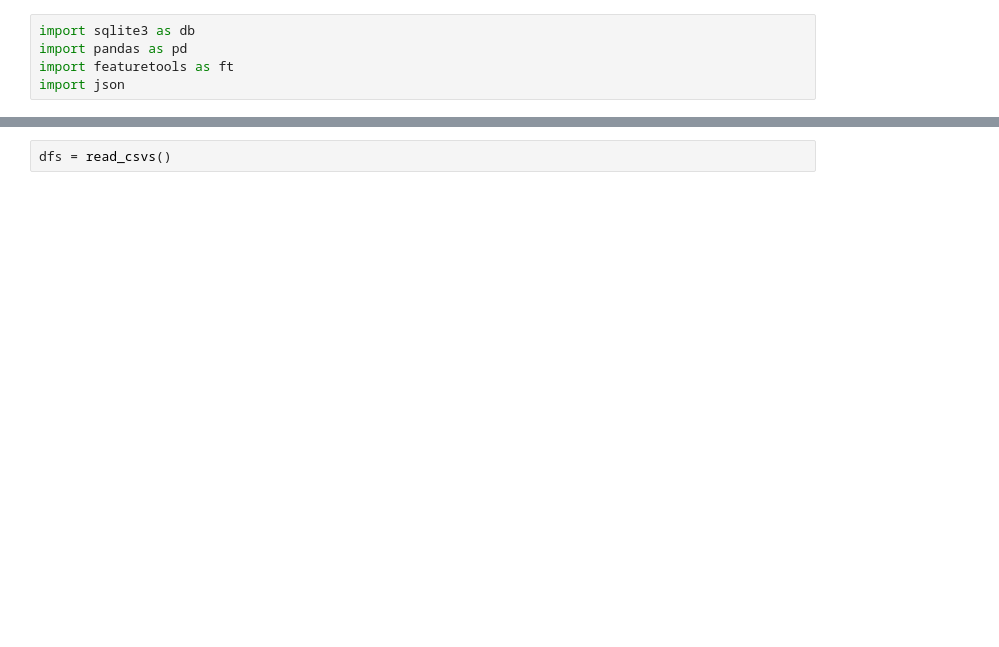
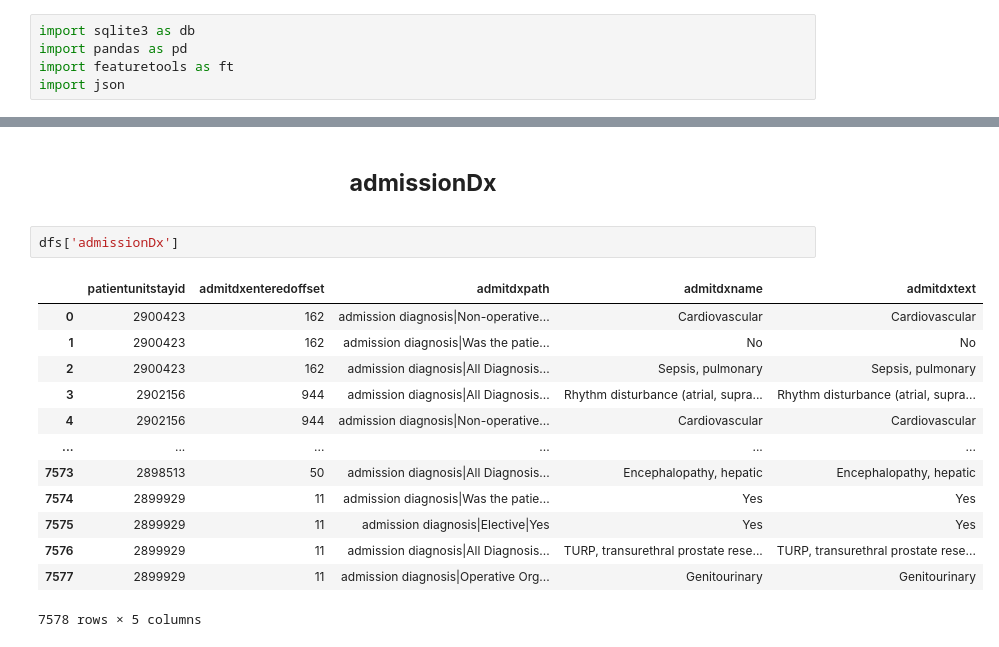
Before and after one commit to ThePylots/Reto1_Prediccion_Estancia_UCI, a Jupyter notebook: src/data_cleaning.ipynb, the cells around one changed output, grey strips where cells are left out. Drawn from its saved outputs; the diff is of its cells as text; blank space fills up the shorter version.

```diff
--- a/src/data_cleaning.ipynb
+++ b/src/data_cleaning.ipynb
@@ -40,2 +46,18 @@ def read_csvs():
+# %% [markdown]
+<center><h2><b>admissionDx</b></h2></center>
 # %%
-dfs = read_csvs()
+dfs['admissionDx']
+# %% [output]
+|  | patientunitstayid | admitdxenteredoffset | admitdxpath | admitdxname | admitdxtext |
+| 0 | 2900423 | 162 | admission diagnosis|Non-operative... | Cardiovascular | Cardiovascular |
+| 1 | 2900423 | 162 | admission diagnosis|Was the patie... | No | No |
+| 2 | 2900423 | 162 | admission diagnosis|All Diagnosis... | Sepsis, pulmonary | Sepsis, pulmonary |
+| 3 | 2902156 | 944 | admission diagnosis|All Diagnosis... | Rhythm disturbance (atrial, supra... | Rhythm disturbance (atrial, supra... |
+| 4 | 2902156 | 944 | admission diagnosis|Non-operative... | Cardiovascular | Cardiovascular |
+| ... | ... | ... | ... | ... | ... |
+| 7573 | 2898513 | 50 | admission diagnosis|All Diagnosis... | Encephalopathy, hepatic | Encephalopathy, hepatic |
+| 7574 | 2899929 | 11 | admission diagnosis|Was the patie... | Yes | Yes |
+| 7575 | 2899929 | 11 | admission diagnosis|Elective|Yes | Yes | Yes |
+| 7576 | 2899929 | 11 | admission diagnosis|All Diagnosis... | TURP, transurethral prostate rese... | TURP, transurethral prostate rese... |
+| 7577 | 2899929 | 11 | admission diagnosis|Operative Org... | Genitourinary | Genitourinary |
+7578 rows × 5 columns
```
Also changed, not shown: parts of 13 cells of this notebook, 3 other files.
